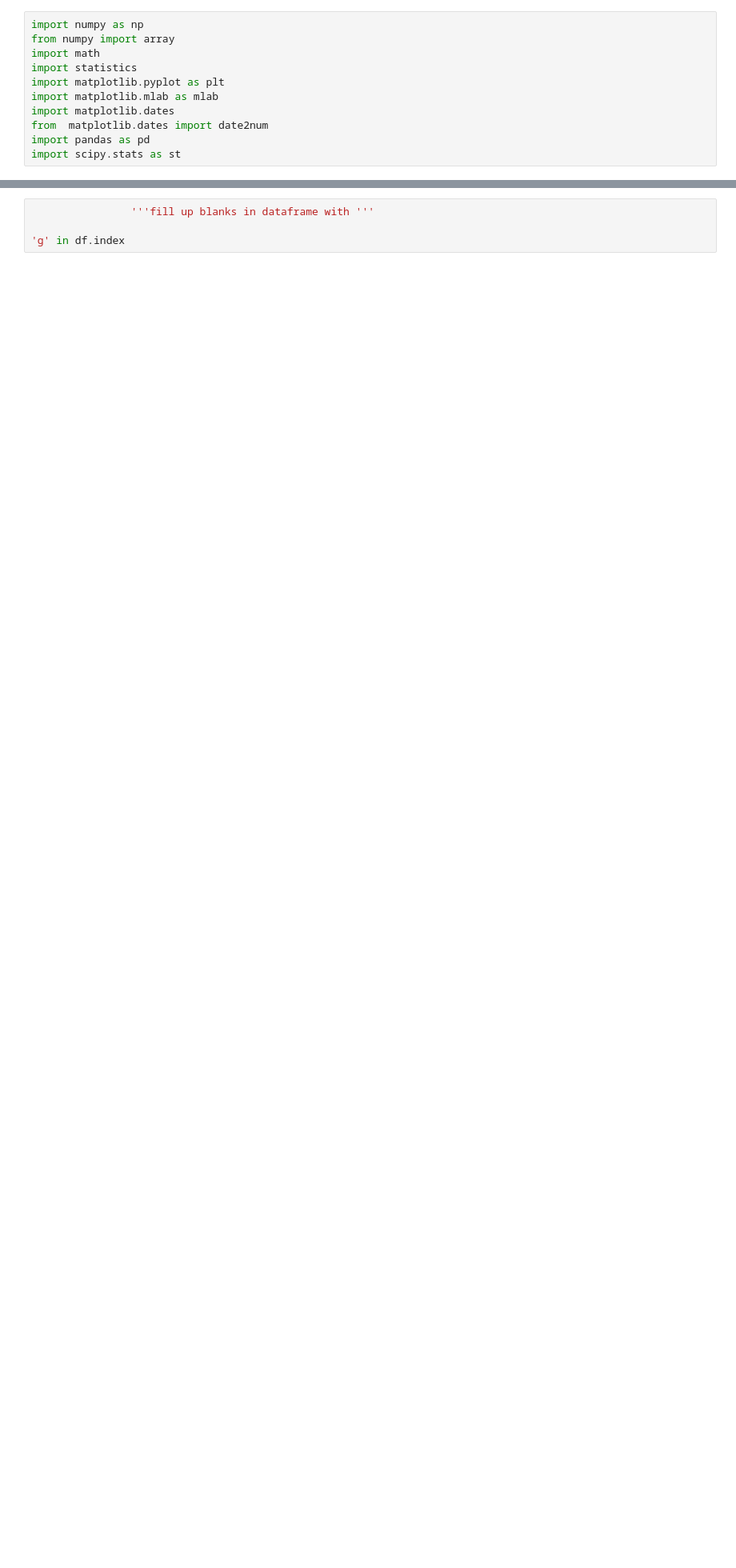
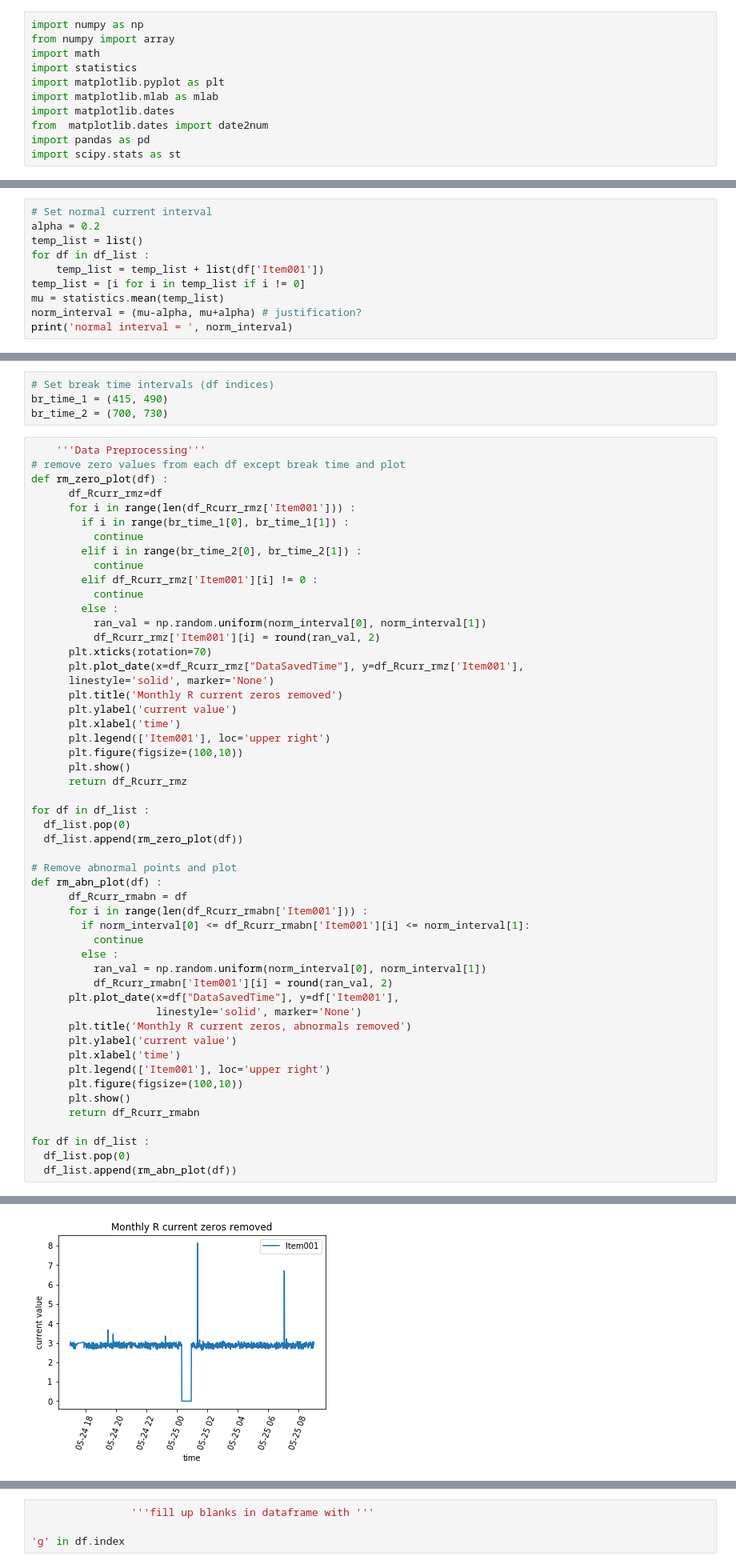
Before and after one commit to swlee052/deep-learning-time-series-anomaly-detection, a Jupyter notebook: data_visual_process.ipynb, the cells around one changed output, grey strips where cells are left out. Shown at 80% size. Saved outputs shown, nothing was run; the diff lists cells and outputs as text; blank space fills up the shorter version.

```diff
--- a/data_visual_process.ipynb
+++ b/data_visual_process.ipynb
@@ -87,0 +95,10 @@ plt.show()
+# %%
+# Set normal current interval
+alpha = 0.2
+temp_list = list()
+for df in df_list :
+    temp_list = temp_list + list(df['Item001'])
+temp_list = [i for i in temp_list if i != 0]
+mu = statistics.mean(temp_list)
+norm_interval = (mu-alpha, mu+alpha) # justification?
+print('normal interval = ', norm_interval)
@@ -87,0 +107,57 @@ plt.show()
+# %%
+# Set break time intervals (df indices)
+br_time_1 = (415, 490)
+br_time_2 = (700, 730)
+# %%
+    '''Data Preprocessing'''
+# remove zero values from each df except break time and plot
+def rm_zero_plot(df) :
+      df_Rcurr_rmz=df
+      for i in range(len(df_Rcurr_rmz['Item001'])) :
+        if i in range(br_time_1[0], br_time_1[1]) :
+          continue
+        elif i in range(br_time_2[0], br_time_2[1]) :
+          continue
+        elif df_Rcurr_rmz['Item001'][i] != 0 :
+          continue
+        else :
+          ran_val = np.random.uniform(norm_interval[0], norm_interval[1])
+          df_Rcurr_rmz['Item001'][i] = round(ran_val, 2)
+      plt.xticks(rotation=70)
+      plt.plot_date(x=df_Rcurr_rmz["DataSavedTime"], y=df_Rcurr_rmz['Item001'],
+      linestyle='solid', marker='None')
+      plt.title('Monthly R current zeros removed')
+      plt.ylabel('current value')
+      plt.xlabel('time')
+      plt.legend(['Item001'], loc='upper right')
+      plt.figure(figsize=(100,10))
+      plt.show()
+      return df_Rcurr_rmz
+
+for df in df_list :
+  df_list.pop(0)
+  df_list.append(rm_zero_plot(df))
+
+# Remove abnormal points and plot
+def rm_abn_plot(df) :
+      df_Rcurr_rmabn = df
+      for i in range(len(df_Rcurr_rmabn['Item001'])) :
+        if norm_interval[0] <= df_Rcurr_rmabn['Item001'][i] <= norm_interval[1]:
+          continue
+        else :
+          ran_val = np.random.uniform(norm_interval[0], norm_interval[1])
+          df_Rcurr_rmabn['Item001'][i] = round(ran_val, 2)
+      plt.plot_date(x=df["DataSavedTime"], y=df['Item001'],
+                    linestyle='solid', marker='None')
+      plt.title('Monthly R current zeros, abnormals removed')
+      plt.ylabel('current value')
+      plt.xlabel('time')
+      plt.legend(['Item001'], loc='upper right')
+      plt.figure(figsize=(100,10))
+      plt.show()
+      return df_Rcurr_rmabn
+
+for df in df_list :
+  df_list.pop(0)
+  df_list.append(rm_abn_plot(df))
+# %% [output]
@@ -87,0 +167 @@ plt.show()
+[figure, added]
```
Also changed, not shown: parts of 7 cells of this notebook.
